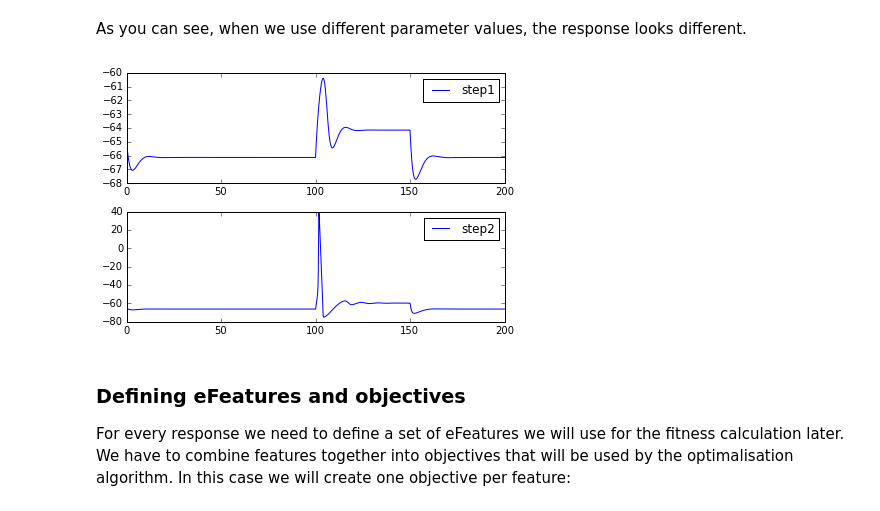
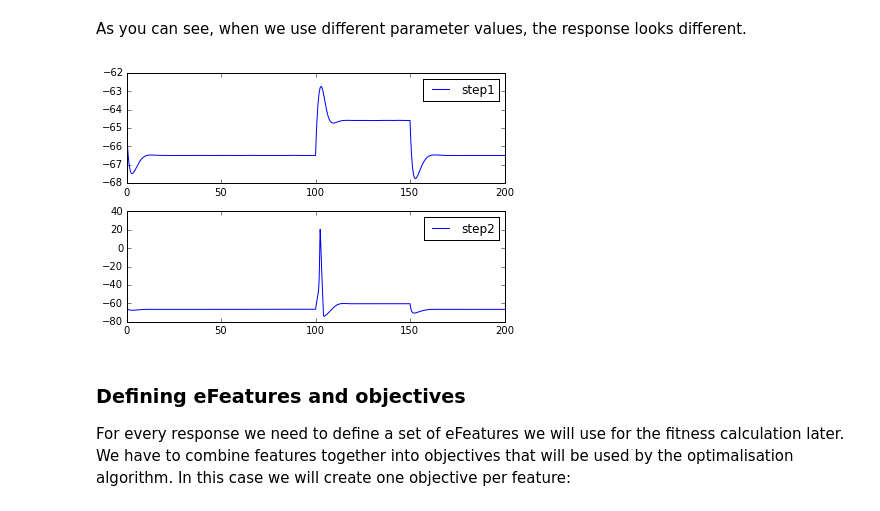
Before and after one commit to BlueBrain/BluePyOpt, a Jupyter notebook: examples/simplecell/simplecell.ipynb, the cells around one changed output. Saved outputs shown, nothing was run; the diff lists cells and outputs as text; code cells hidden in the pictures.

```diff
--- a/examples/simplecell/simplecell.ipynb
+++ b/examples/simplecell/simplecell.ipynb
@@ -121,7 +121,7 @@ soma_loc = ephys.locations.NrnSeclistCompLocation(
 # %% [markdown]
 and then the stimuli, recordings and protocols. For each protocol we add a recording and a stimulus in the soma.
 # %%
-protocols = {}
+sweep_protocols = []
 for protocol_name, amplitude in [('step1', 0.01), ('step2', 0.05)]:
     stim = ephys.stimuli.NrnSquarePulse(
                 step_amplitude=amplitude,
@@ -133,6 +133,6 @@ for protocol_name, amplitude in [('step1', 0.01), ('step2', 0.05)]:
             name='%s.soma.v' % protocol_name,
             location=soma_loc,
             variable='v')
-    protocol = ephys.protocols.Protocol(protocol_name, [stim], [rec])
-    protocols[protocol.name] = protocol
-    print protocol
+    protocol = ephys.protocols.SweepProtocol(protocol_name, [stim], [rec])
+    sweep_protocols.append(protocol)
+twostep_protocol = ephys.protocols.SequenceProtocol('twostep', protocols=sweep_protocols)
@@ -154,0 +143,2 @@ Now we're at a stage where we can actually run a protocol on the cell. The run_p
+# %%
+nrn = ephys.simulators.NrnSimulator()
@@ -155,6 +147,6 @@ Now we're at a stage where we can actually run a protocol on the cell. The run_p
 # %%
 default_params = {'gnabar_hh': 0.1, 'gkbar_hh': 0.03}
-responses = simple_cell.run_protocols(protocols, param_values=default_params)
+responses = twostep_protocol.run(cell_model=simple_cell, param_values=default_params, sim=nrn)
 # %% [markdown]
 Plotting the response traces is now easy:
 # %%
@@ -173,10 +165,10 @@ plot_responses(responses)
 # %% [markdown]
 As you can see, when we use different parameter values, the response looks different.
 # %%
-other_params = {'gnabar_hh': 0.12, 'gkbar_hh': 0.05}
-plot_responses(simple_cell.run_protocols(protocols, param_values=other_params))
+other_params = {'gnabar_hh': 0.05, 'gkbar_hh': 0.05}
+plot_responses(twostep_protocol.run(cell_model=simple_cell, param_values=other_params, sim=nrn))
 # %% [output]
-[figure, old version]
+[figure, new version]
 # %% [markdown]
 ### Defining eFeatures and objectives
 
```
Also changed, not shown: parts of 14 cells of this notebook, 16 other files.
